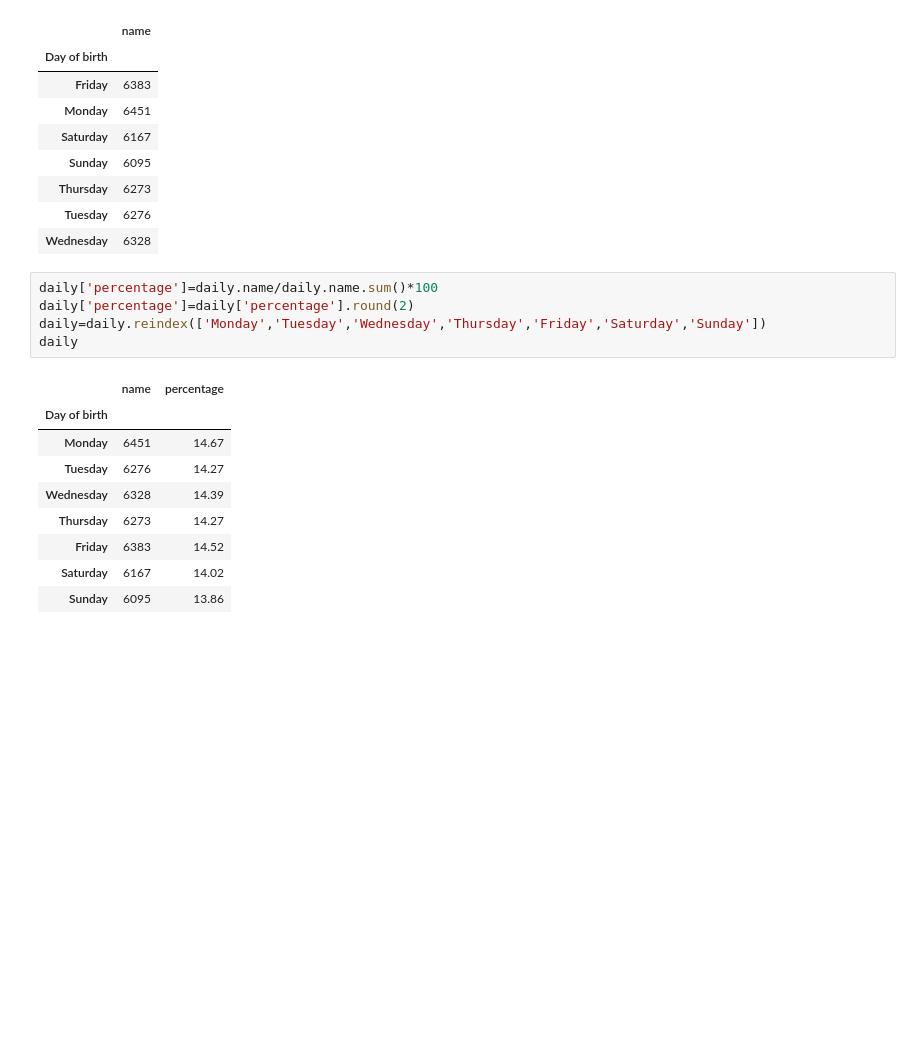
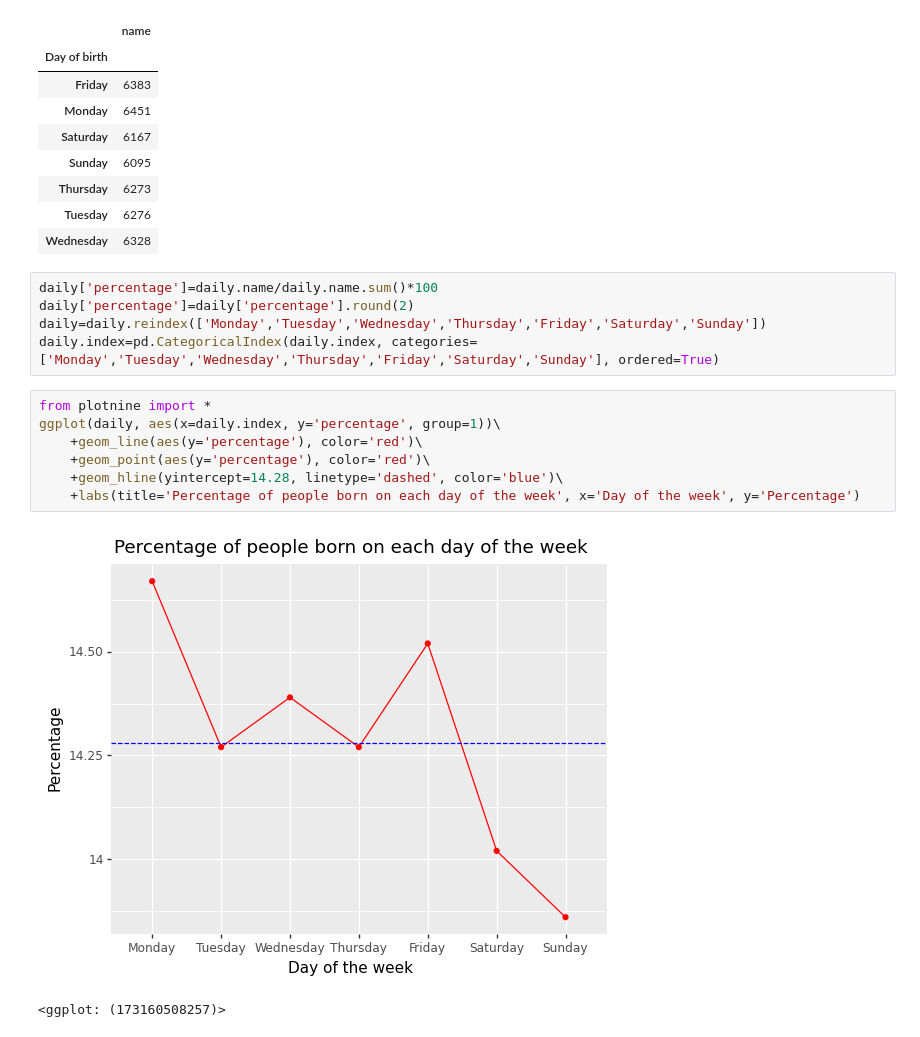
Before and after one commit to OjasSB/DS105, a Jupyter notebook: notebooks/Day of week.ipynb, the cells around one changed output. Saved outputs shown, nothing was run; the diff lists cells and outputs as text; blank space fills up the shorter version.

Commit message:
Added plot

```diff
--- a/notebooks/Day of week.ipynb
+++ b/notebooks/Day of week.ipynb
@@ -78,14 +76,14 @@ daily
 daily['percentage']=daily.name/daily.name.sum()*100
 daily['percentage']=daily['percentage'].round(2)
 daily=daily.reindex(['Monday','Tuesday','Wednesday','Thursday','Friday','Saturday','Sunday'])
-daily
+daily.index=pd.CategoricalIndex(daily.index, categories=['Monday','Tuesday','Wednesday','Thursday','Friday','Saturday','Sunday'], ordered=True)
-# %% [output]
-|  | name | percentage |
-| Day of birth |  |  |
-| Monday | 6451 | 14.67 |
-| Tuesday | 6276 | 14.27 |
-| Wednesday | 6328 | 14.39 |
-| Thursday | 6273 | 14.27 |
-| Friday | 6383 | 14.52 |
-| Saturday | 6167 | 14.02 |
-| Sunday | 6095 | 13.86 |
+# %%
+from plotnine import *
+ggplot(daily, aes(x=daily.index, y='percentage', group=1))\
+    +geom_line(aes(y='percentage'), color='red')\
+    +geom_point(aes(y='percentage'), color='red')\
+    +geom_hline(yintercept=14.28, linetype='dashed', color='blue')\
+    +labs(title='Percentage of people born on each day of the week', x='Day of the week', y='Percentage')
+# %% [output]
+[figure, added]
+<ggplot: (173160508257)>
```
Also changed, not shown: parts of 1 cell of this notebook.
